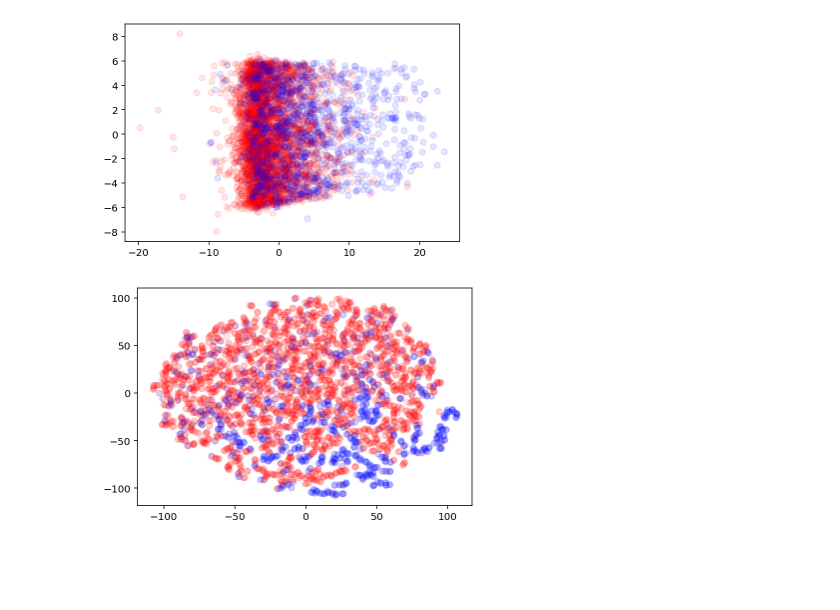
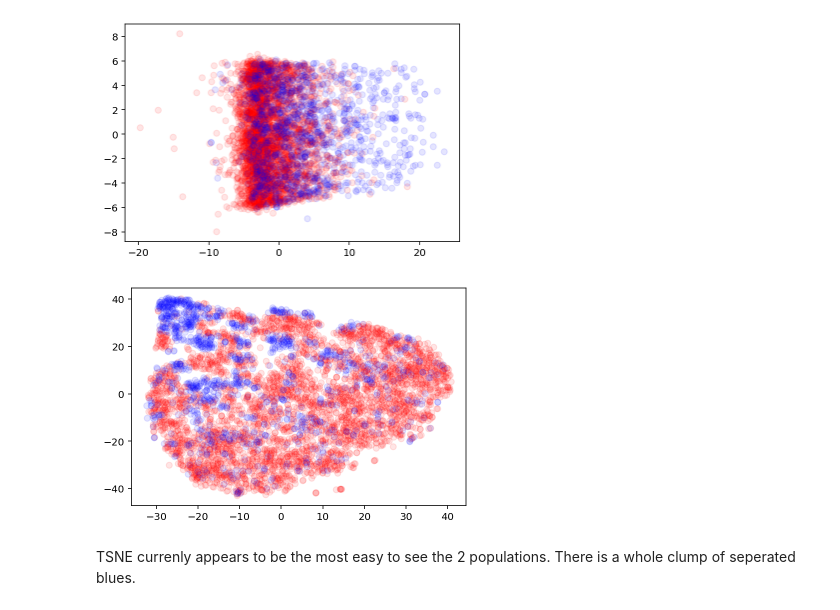
Before and after one commit to SissiChen17/astr3890, a Jupyter notebook: student_folders/katie_cella/final_exam_KatieCella.ipynb, the cells around one changed output. Drawn from its saved outputs; the diff is of its cells as text; code cells hidden in the pictures; blank space fills up the shorter version.

```diff
--- a/student_folders/katie_cella/final_exam_KatieCella.ipynb
+++ b/student_folders/katie_cella/final_exam_KatieCella.ipynb
@@ -244,8 +244,10 @@ plot(X_i_trans, labels[ind])
 # %%
 from sklearn.manifold import TSNE
 
-tsne = TSNE(perplexity = 5, n_components=2)
+tsne = TSNE(perplexity = 90, n_components=2)
 X_t_trans = tsne.fit_transform(X[ind])
 plot(X_t_trans, labels[ind])
 # %% [output]
-[figure, old version]
+[figure, new version]
+# %% [markdown]
+TSNE currenly appears to be the most easy to see the 2 populations. There is a whole clump of seperated blues.
```
Also changed, not shown: 1 other file.
